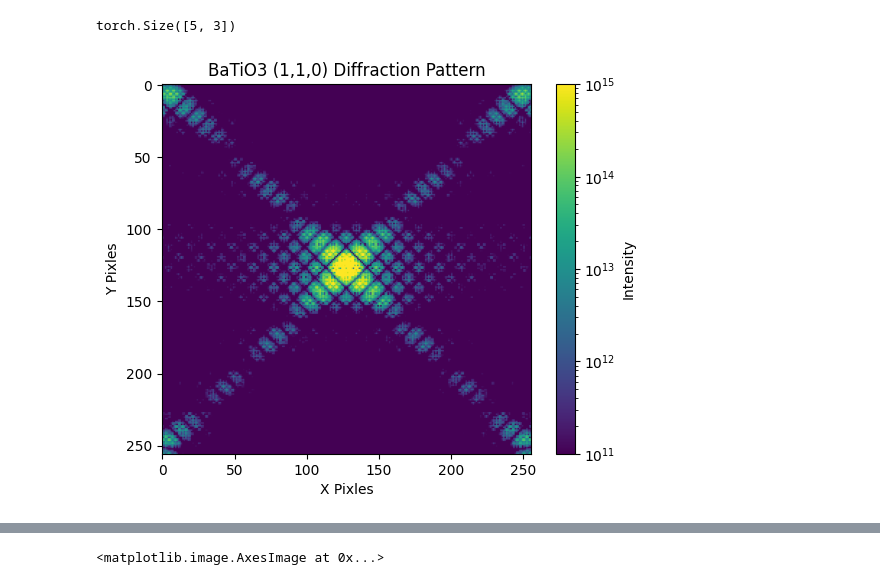
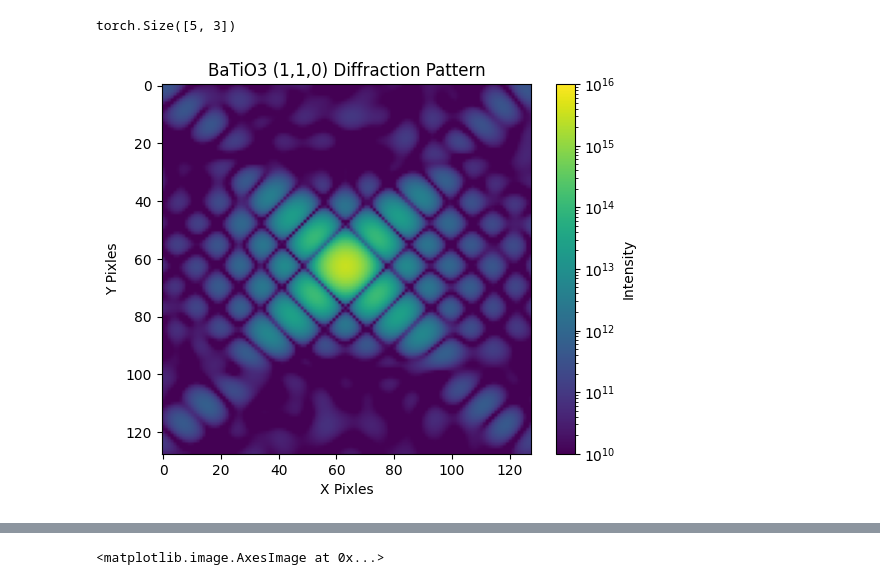
Before and after one commit to ccsommerfield/AI-DINO, a Jupyter notebook: Workflow.ipynb, the cells around one changed output, grey strips where cells are left out. Cells and saved outputs as stored; diff of their text form; code cells hidden in the pictures.

Commit message:
Added new scattering with displacement function

```diff
--- a/Workflow.ipynb
+++ b/Workflow.ipynb
@@ -86,6 +86,31 @@ class Detector:
         q = kfp_mag - K_i_mag
         return q
 
+    @staticmethod
+    def round_in_base(x: float, digits: int = 2, base: int = 10) -> float:
+        """
+        Round a number to the specified significant digits in the given base.
+        Parameters:
+        -----------
+        x: float
+            Number to round
+        digits: int
+            Number of significant digits to maintain when rounding
+        base: int
+            Base in which to round to the nearest power
+        Returns:
+        --------
+        float:
+            Rounded number
+        """
+        if x == 0:
+            return 0
+        else:
+            exponent = np.floor(math.log(abs(x), base))
+            scale = base ** (exponent - digits + 1)
+            rounded = round(x / scale) * scale
+            return type(x)(rounded)
+
     '''
     def calculate_resolution(self, K_i, K_f) -> float:
         q = self.get_q(K_i, K_f)
@@ -663,8 +582,8 @@ scattering = CoherentScattering_dislocate(sample = sample,
                                 K_i = k_i,
                                 K_f = k_f,
                                 detector = Detector(
-                                    X = 256,
-                                    Y = 256,
+                                    X = 128,
+                                    Y = 128,
                                     d_xy = 50e-6,
                                     R = R,
                                     #R = 0.3946,
@@ -674,7 +593,8 @@ scattering = CoherentScattering_dislocate(sample = sample,
                                 ),
                                 dtype=dtype,
                                 device=device)
+print(scattering.calculate_sum(d=(5,5,5), scale = 1e-10).shape)
 t0 = time.time()
-inten = scattering.get_intensity(d=(6,6,6)) # n changes the pattern, higher n makes it looks zoomed out
+inten = scattering.get_intensity(d=(5,5,5), scale = 1e-10) # n changes the pattern, higher n makes it looks zoomed out
 print(time.time() - t0)
 # %% [output]
@@ -691,18 +629,20 @@ torch.Size([5, 3])
 # %%
 ## Should prob experiment with adding Possion or Gaussian noise
 
 #(could also be fun to see if neural net could work with noisier and noiser perfect diffraction data)
+#vmax = Detector.round_in_base(inten.max().item(), digits = 1)
+#vmin = vmax/1e5
 
-plt.imshow(inten.cpu(),norm=colors.LogNorm(vmin = 1e+11, vmax = 1e+15))
+plt.imshow(inten.cpu(),norm=colors.LogNorm(vmax = 1e16, vmin = 1e10))
 plt.xlabel("X Pixles")
 plt.ylabel("Y Pixles")
 plt.title("BaTiO3 (1,1,0) Diffraction Pattern")
 cbar = plt.colorbar()
 cbar.set_label("Intensity")
 plt.show()
 
 ## Acts as I expect it to when disclocations are very small, but as they get larger the pattern essentially just gets more grainy, that's it
 # and not significantly more grainy as it gets unreasonably large
 # %% [output]
-[figure, old version]
+[figure, new version]
 # %%
```
Also changed, not shown: parts of 9 cells of this notebook.
